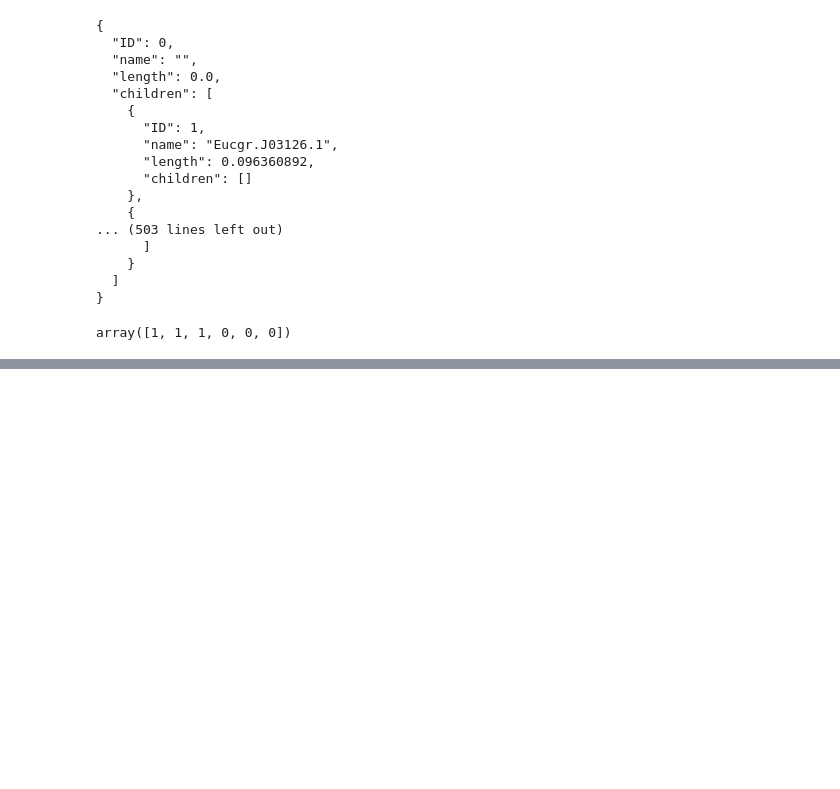
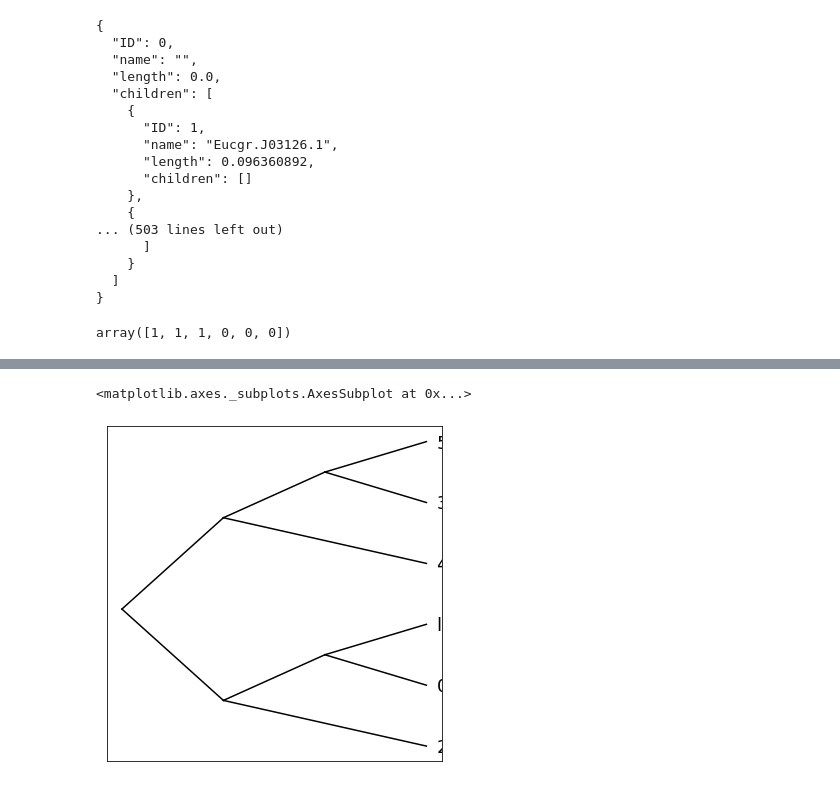
Before and after one commit to holmrenser/picea, a Jupyter notebook: examples/tree.ipynb, the cells around one changed output, grey strips where cells are left out. Drawn from its saved outputs; the diff is of its cells as text; code cells hidden in the pictures; blank space fills up the shorter version.

Commit message:
refactored tree to dataclass

```diff
--- a/examples/tree.ipynb
+++ b/examples/tree.ipynb
@@ -465,17 +50,0 @@ ax1
-# %%
-nodes = clustering.children_
-n_leaves = nodes.shape[0] + 1
-tree = cls(ID=nodes.shape[0] * 2)
-
-queue = [tree]
-while queue:
-    node = queue.pop(0)
-    if node.ID < n_leaves:
-        continue
-    for child_ID in nodes[node.ID - n_leaves]:
-        child = cls(ID=child_ID)
-        child.parent = node
-        node.children.append(child)
-    queue += node.children
-
-return tree
@@ -483,0 +56,2 @@ return tree
+# %%
+tree.iloc[1].name = 'long name'
@@ -483,0 +78,5 @@ return tree
+# %%
+picea.treeplot(tree)
+# %% [output]
+<matplotlib.axes._subplots.AxesSubplot at 0x...>
+[figure, added]
```
Also changed, not shown: parts of 8 cells of this notebook, 3 other files.
